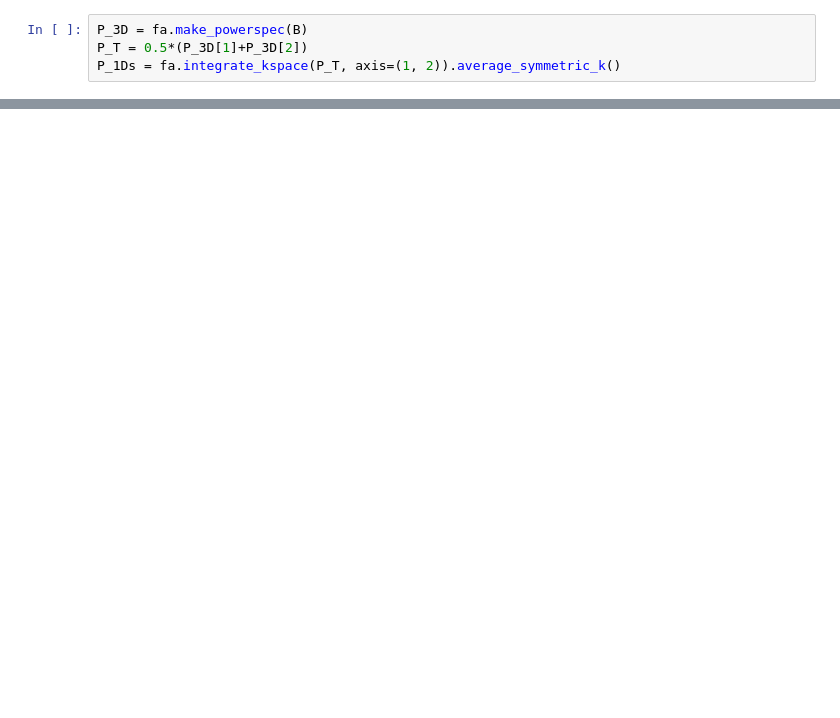
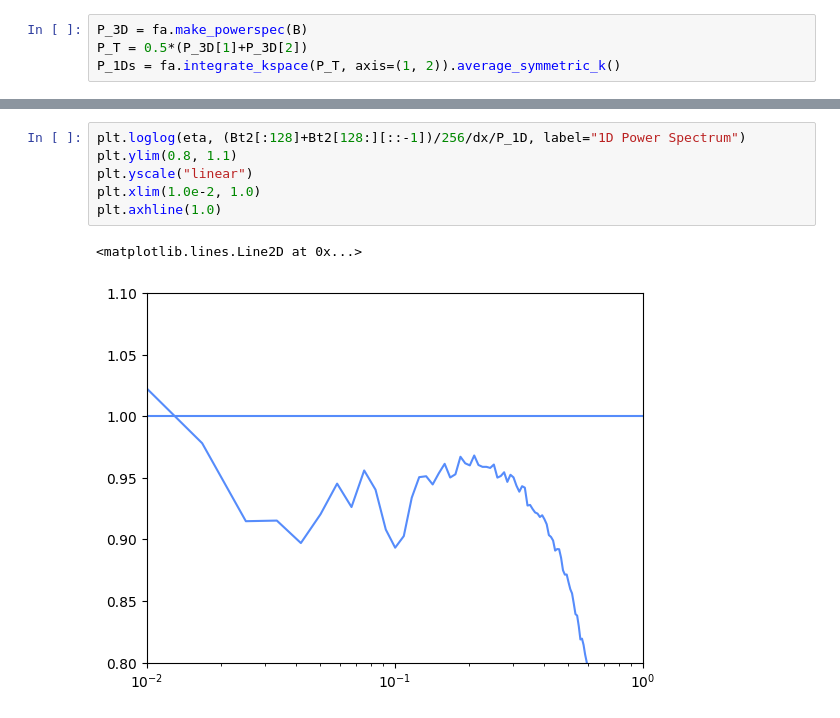
Before and after one commit to jzuhone/field_kit, a Jupyter notebook: examples/P3D_to_P1D.ipynb, the cells around one changed output, grey strips where cells are left out. Cells and saved outputs as stored; diff of their text form; blank space fills up the shorter version.

```diff
--- a/examples/P3D_to_P1D.ipynb
+++ b/examples/P3D_to_P1D.ipynb
@@ -54,0 +77,9 @@ plt.loglog(eta, P_1Ds, 'x')
+# %%
+plt.loglog(eta, (Bt2[:128]+Bt2[128:][::-1])/256/dx/P_1D, label="1D Power Spectrum")
+plt.ylim(0.8, 1.1)
+plt.yscale("linear")
+plt.xlim(1.0e-2, 1.0)
+plt.axhline(1.0)
+# %% [output]
+<matplotlib.lines.Line2D at 0x...>
+[figure, added]
```
Also changed, not shown: parts of 9 cells of this notebook, 19 other files.
